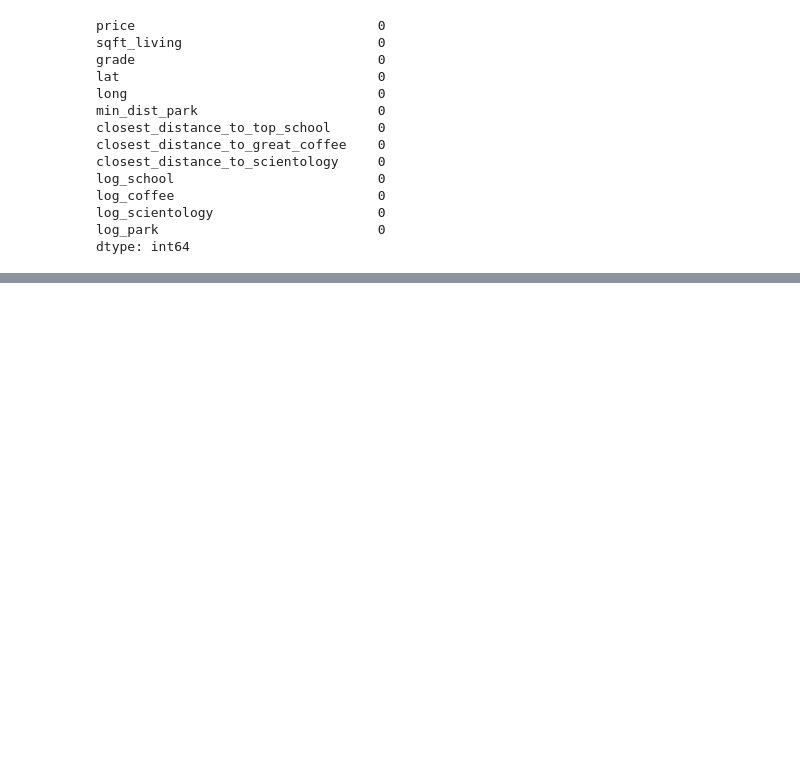
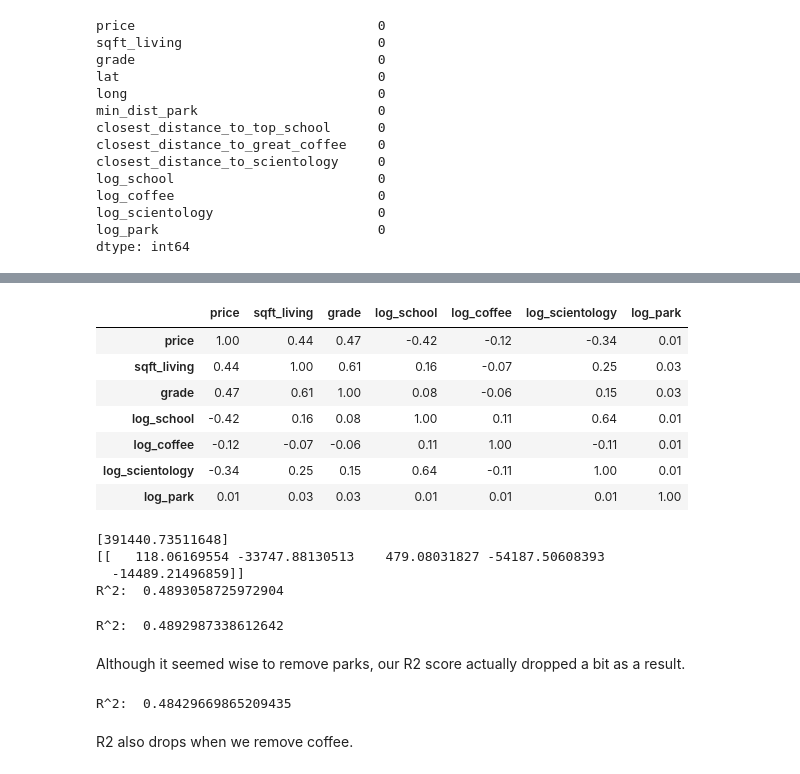
Before and after one commit to dtunnicliffe/house-price-regression-project, a Jupyter notebook: data_wrangling.ipynb, the cells around one changed output, grey strips where cells are left out. Saved outputs shown, nothing was run; the diff lists cells and outputs as text; code cells hidden in the pictures; blank space fills up the shorter version.

Commit message:
some modeling

```diff
--- a/data_wrangling.ipynb
+++ b/data_wrangling.ipynb
@@ -501,0 +538,68 @@ df.to_csv('./data/all_features_with_logs.csv')
+# %%
+optimal.corr()
+# %% [output]
+|  | price | sqft_living | grade | log_school | log_coffee | log_scientology | log_park |
+| price | 1.00 | 0.44 | 0.47 | -0.42 | -0.12 | -0.34 | 0.01 |
+| sqft_living | 0.44 | 1.00 | 0.61 | 0.16 | -0.07 | 0.25 | 0.03 |
+| grade | 0.47 | 0.61 | 1.00 | 0.08 | -0.06 | 0.15 | 0.03 |
+| log_school | -0.42 | 0.16 | 0.08 | 1.00 | 0.11 | 0.64 | 0.01 |
+| log_coffee | -0.12 | -0.07 | -0.06 | 0.11 | 1.00 | -0.11 | 0.01 |
+| log_scientology | -0.34 | 0.25 | 0.15 | 0.64 | -0.11 | 1.00 | 0.01 |
+| log_park | 0.01 | 0.03 | 0.03 | 0.01 | 0.01 | 0.01 | 1.00 |
+# %%
+from sklearn.linear_model import LinearRegression
+
+# separate dataframe into feature matrix x and target vector y
+X = optimal[features]
+y = optimal[target]
+
+# now we can instantiate our linear regression estimator and fit our data to it
+lm1 = LinearRegression()
+lm1.fit(X, y)
+
+#print out intercept and coefficients for each variable
+print(lm1.intercept_)
+print(lm1.coef_)
+
+#print R2 score
+lm1_preds = lm1.predict(X)
+
+print('R^2: ', r2_score(y, lm1_preds))
+# %% [output]
+[391440.73511648]
+[[   118.06169554 -33747.88130513    479.08031827 -54187.50608393
+  -14489.21496859]]
+R^2:  0.4893058725972904
+# %%
+features = ['sqft_living', 'log_school', 'log_scientology', 'log_coffee']
+target = ['price']
+X = optimal[features]
+y = optimal[target]
+
+# second iteration of model: removing parks
+lm2 = LinearRegression().fit(X, y)
+
+lm2_preds = lm2.predict(X)
+
+print('R^2: ', r2_score(y, lm2_preds))
+# %% [output]
+R^2:  0.4892987338612642
+# %% [markdown]
+Although it seemed wise to remove parks, our R2 score actually dropped a bit as a result.
+# %%
+# trying without coffee but with parks
+
+features = ['sqft_living', 'log_school', 'log_scientology', 'log_park']
+target = ['price']
+X = optimal[features]
+y = optimal[target]
+
+lm3 = LinearRegression().fit(X, y)
+
+lm3_preds = lm3.predict(X)
+
+print('R^2: ', r2_score(y, lm3_preds))
+# %% [output]
+R^2:  0.48429669865209435
+# %% [markdown]
+R2 also drops when we remove coffee.
```
Also changed, not shown: parts of 24 cells of this notebook.
